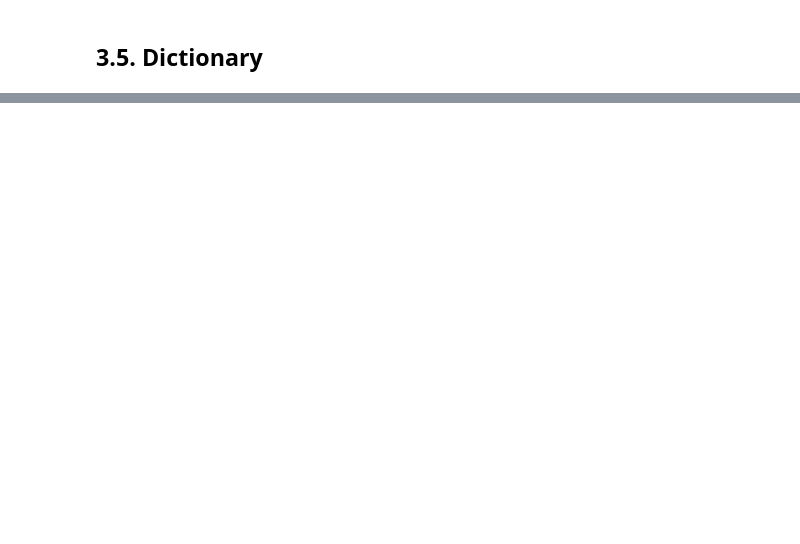
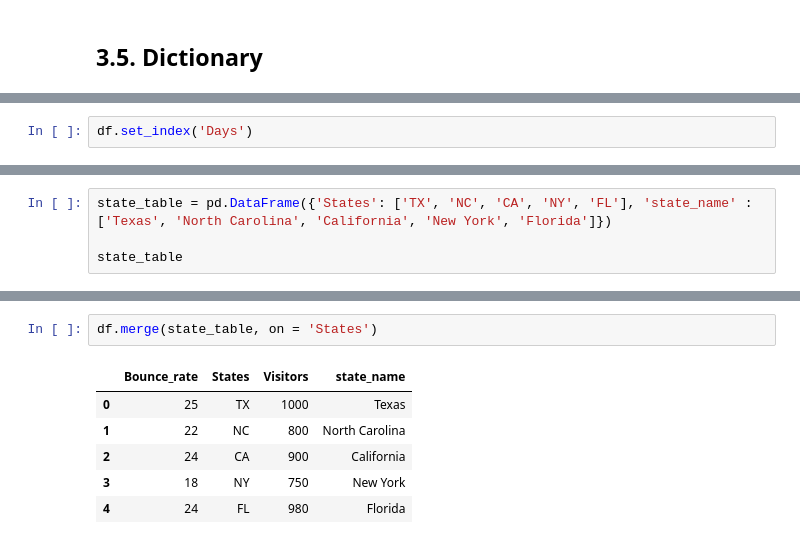
Before and after one commit to ghoshal7/python_basics, a Jupyter notebook: INFORMS - Introduction_to_Python.ipynb, the cells around one changed output, grey strips where cells are left out. Cells and saved outputs as stored; diff of their text form; blank space fills up the shorter version.

```diff
--- a/INFORMS - Introduction_to_Python.ipynb
+++ b/INFORMS - Introduction_to_Python.ipynb
@@ -318,0 +641,2 @@ print(num)
+# %%
+df.set_index('Days')
@@ -318,0 +665,4 @@ print(num)
+# %%
+state_table = pd.DataFrame({'States': ['TX', 'NC', 'CA', 'NY', 'FL'], 'state_name' : ['Texas', 'North Carolina', 'California', 'New York', 'Florida']})
+
+state_table
@@ -318,0 +676,9 @@ print(num)
+# %%
+df.merge(state_table, on = 'States')
+# %% [output]
+|  | Bounce_rate | States | Visitors | state_name |
+| 0 | 25 | TX | 1000 | Texas |
+| 1 | 22 | NC | 800 | North Carolina |
+| 2 | 24 | CA | 900 | California |
+| 3 | 18 | NY | 750 | New York |
+| 4 | 24 | FL | 980 | Florida |
```
Also changed, not shown: parts of 83 cells of this notebook.
